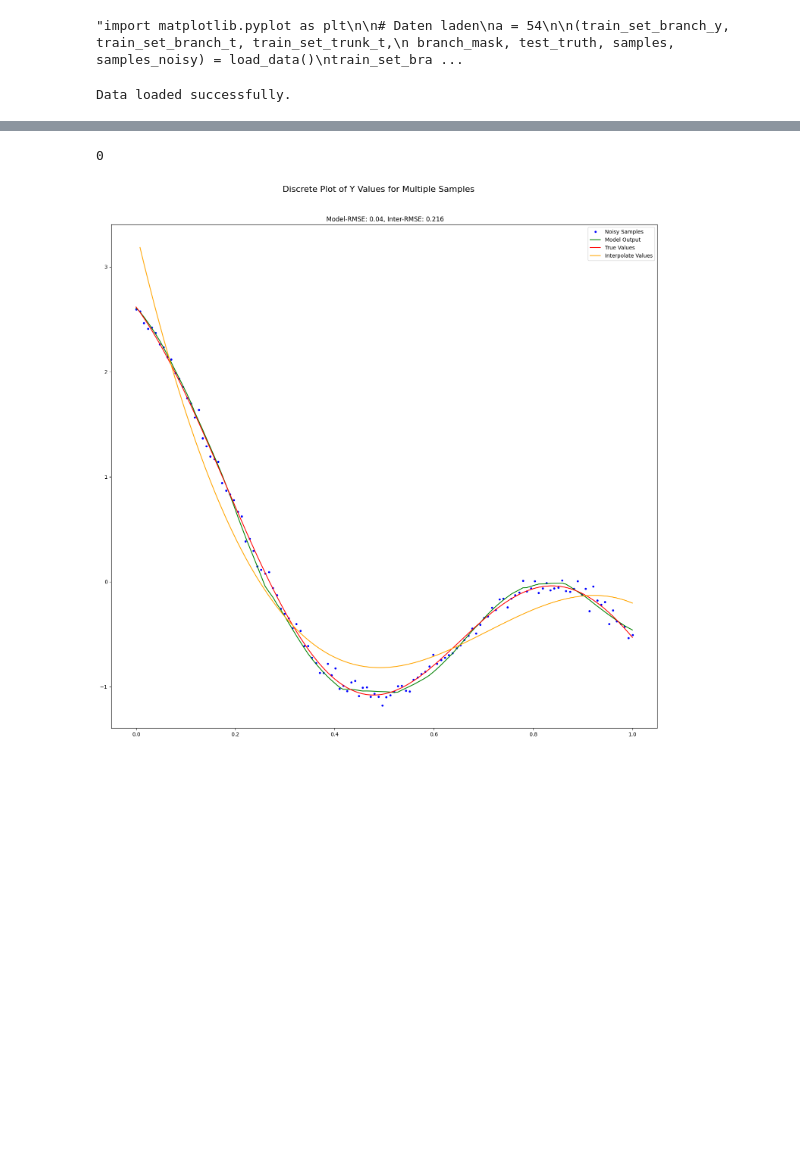
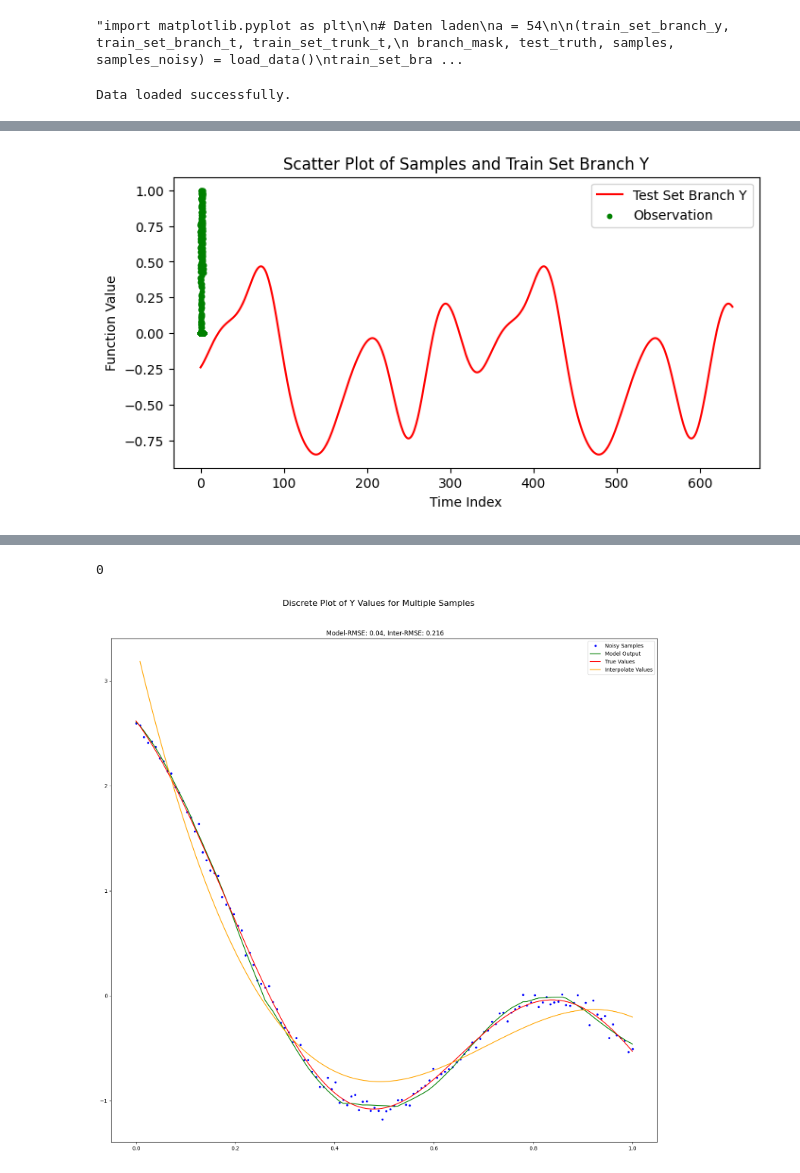
Before and after one commit to Arwin1906/Lab_-Zero_Shot, a Jupyter notebook: Jan/kernel.ipynb, the cells around one changed output, grey strips where cells are left out. Saved outputs shown, nothing was run; the diff lists cells and outputs as text; code cells hidden in the pictures; blank space fills up the shorter version.

```diff
--- a/Jan/kernel.ipynb
+++ b/Jan/kernel.ipynb
@@ -578,0 +558,96 @@ KeyError: 'trunk_mask'
+# %%
+import torch
+from dataset import TimeSeriesDataset
+from torch.utils.data import Dataset, DataLoader
+import matplotlib.pyplot as plt
+from tqdm import tqdm
+from model import MegaTron
+loss = 0
+device = 'cuda'
+epochs=1
+(train_set_branch_y, train_set_branch_t, train_set_trunk_t,
+ branch_mask, test_truth,stats,norm_props,samples,samples_noisy) =load_data(postfix="train_minmax")
+
+#print(train_set_branch_y.shape)
+dataset = TimeSeriesDataset(
+    train_set_branch_y.reshape(-1,5,grid_size//5),
+    train_set_branch_t.reshape(-1,5,grid_size//5),
+    train_set_trunk_t.reshape(-1,5,grid_size//5),
+    branch_mask.reshape(-1,5,grid_size//5),
+    test_truth.reshape(-1,5,grid_size//5),
+    stats.reshape(-1,5,9),
+    norm_props.reshape(-1,5,4),
+    samples.reshape(-1,5,grid_size//5),
+)
+epochs = 20
+# Initialize the DataLoader
+dataloader = DataLoader(dataset, batch_size=1, shuffle=True)
+#model = MegaTron(d_model=256,heads=4)
+#model.load_state_dict((torch.load("model_megatron.pth")))
+#model.to(device)
+#model.eval()
+
+for epoch in range(epochs):
+
+    for batch in dataloader:
+        i = 0
+        train_set_branch_y = batch["train_set_branch_y"].to(device)
+        train_set_branch_t = batch["train_set_branch_t"].to(device)
+
+        train_set_trunk_t = batch["train_set_trunk"].to(device)
+
+        branch_mask = batch["branch_mask"].to(device)
+
+        test_truth = batch["test_truth"].to(device)
+        stats = batch["stats"].to(device)
+        norm_props = batch["norm_props"].to(device)
+
+
+        sample = batch["samples"].to(device)
+
+        print(train_set_branch_y.shape)
+
+    #    out,cosine_sim = model(train_set_branch_y,train_set_branch_t,train_set_trunk_t,branch_mask,stats)
+
+   #     x = np.linspace(0,1,128) # Assuming samples is a 1D array of length 640
+
+        # Initialize the plot
+        plt.figure(figsize=(8, 4))
+       # print(train_set_branch_t[0])
+
+        # Plot 'samples' as blue dots
+        #plt.scatter(x, samples, color='blue', label='Samples', s=10)  # s=10 sets the marker size
+
+        # Plot 'train_set_branch_y' as red dots
+        print(sample[0][-1].shape)
+        plt.plot( sample[0].reshape(-1).to('cpu'), color='red', label='Test Set Branch Y', )
+    #    plt.plot(samples.reshape(-1), color='green', label='Test Set Branch Y', )
+
+       # print(train_set_trunk_t[0].to('cpu').shape, out.to('cpu').detach().shape)
+      #  plt.plot(np.arange(512,640, dtype=int),out.to('cpu').detach().numpy(), color='blue', label='Model output',)
+
+        for i in range( 0,5):
+
+            t_min,t_max = norm_props[0][i][-2],norm_props[0][i][-1]
+
+           # train_set_branch_t[0][i] = train_set_branch_t[0][i] *(t_max-t_min) + t_min
+            print(train_set_branch_t[0][i] )
+
+        plt.scatter(train_set_branch_t[0].view(-1).to('cpu'), train_set_branch_y[0].reshape(-1).to('cpu').detach().numpy(), color='green', label='Observation', s=10)
+
+        # Achsen beschriften und Titel hinzufügen
+        plt.xlabel('Time Index')
+        plt.ylabel('Function Value')
+        plt.title('Scatter Plot of Samples and Train Set Branch Y')
+
+        # Add a legend to differentiate the datasets
+        plt.legend()
+
+
+        # Plot anzeigen
+        plt.show()
+        break
+    break
+
+#torch.save(model._orig_mod.state_dict(), 'model.pth')
+# %% [output]
@@ -578,0 +671 @@ KeyError: 'trunk_mask'
+[figure, added]
```
Also changed, not shown: parts of 8 cells of this notebook, 16 other files.
